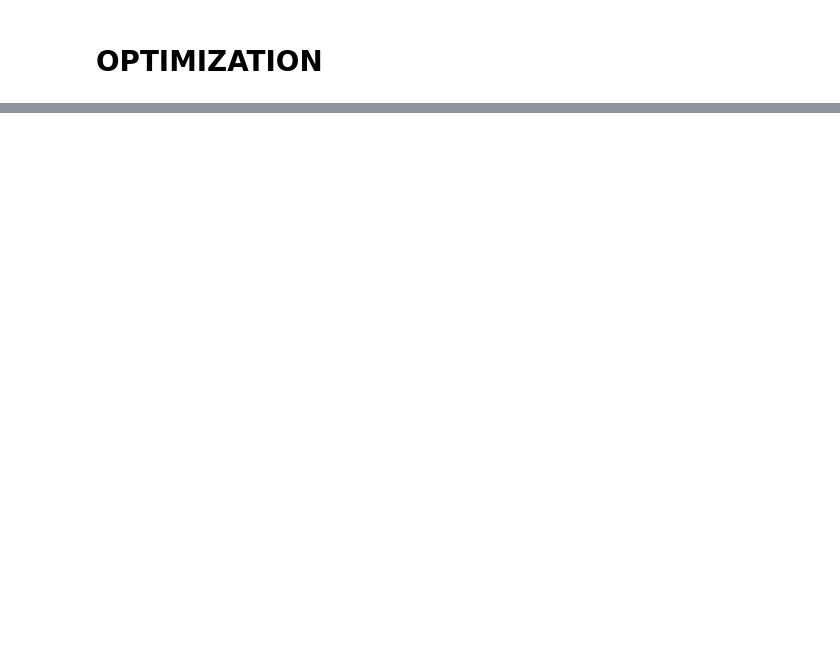
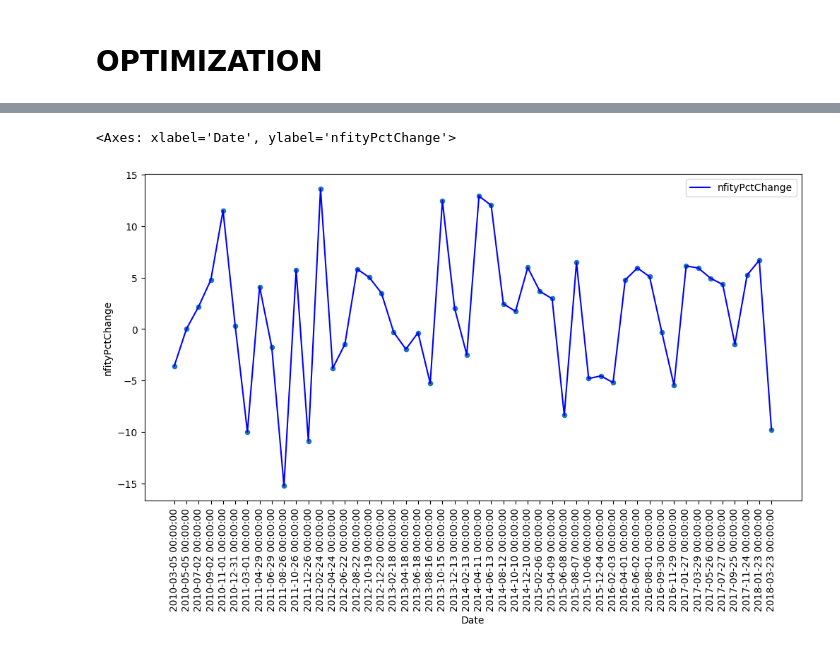
Before and after one commit to sammy429b/GOSMP, a Jupyter notebook: Past_optimizationv2.ipynb, the cells around one changed output, grey strips where cells are left out. Drawn from its saved outputs; the diff is of its cells as text; code cells hidden in the pictures; blank space fills up the shorter version.

```diff
--- a/Past_optimizationv2.ipynb
+++ b/Past_optimizationv2.ipynb
@@ -459 +470,31 @@ nfity
 3732 rows × 2 columns
+# %%
+from collections import defaultdict
+def BackTest_Nifty(nData,startDate, duration):
+    window = 2  # month
+    print(type(startDate))
+    start = datetime.datetime.strptime(startDate, "%Y-%m-%d")
+    end = start + datetime.timedelta(days=30*window)
+
+    end_stop_date = start + datetime.timedelta(days=duration)
+    x = defaultdict(dict)
+    c = 1
+    print(type(end))
+    print(type(end_stop_date))
+
+    while end < end_stop_date:
+        end = start + datetime.timedelta(days=30*window)
+        temp = nData.loc[start:end, :]
+        # print(temp["Close"])
+        print(temp)
+        x["nfity"][c] = {
+            "date_start": str(temp["Close"].iloc[0:].index[0]),
+            "date_end": str(temp["Close"].iloc[-1:].index[0]),
+            "st_price": temp["Close"].iloc[0],
+            "en_price": temp["Close"].iloc[-1]
+        }
+        start = end
+        c += 1
+    return x, c-1
+# %%
+win, total_ = BackTest_Nifty(nfity, "2010-01-05", 3000)
@@ -459,0 +519,7 @@ nfity
+# %%
+nfityPercentChange, nfityendDates = PercentChange(win, total_)
+# %%
+nfity_portfolio = pd.DataFrame({
+    'Date': nfityendDates,
+    'nfityPctChange': nfityPercentChange
+})
@@ -459,0 +546,9 @@ nfity
+# %%
+# plt.plot(data=portfolio)
+nax = nfity_portfolio.plot(x="Date", y="nfityPctChange", kind="scatter",
+                    figsize=[12, 6], style='b', rot=90)
+nfity_portfolio.plot(x="Date", y="nfityPctChange", kind="line",
+                     ax=nax, style='b', rot=90)
+# %% [output]
+<Axes: xlabel='Date', ylabel='nfityPctChange'>
+[figure, added]
```
Also changed, not shown: parts of 23 cells of this notebook.
